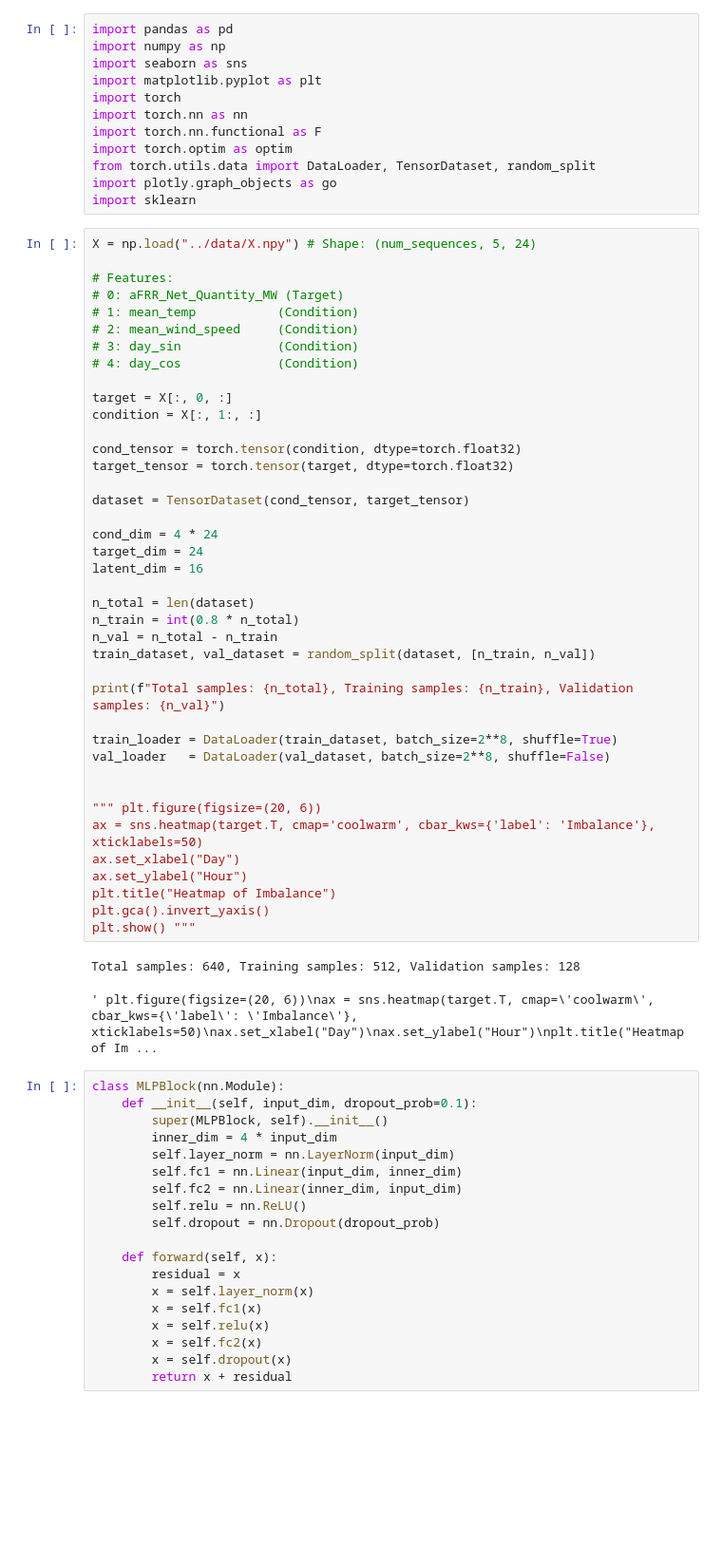
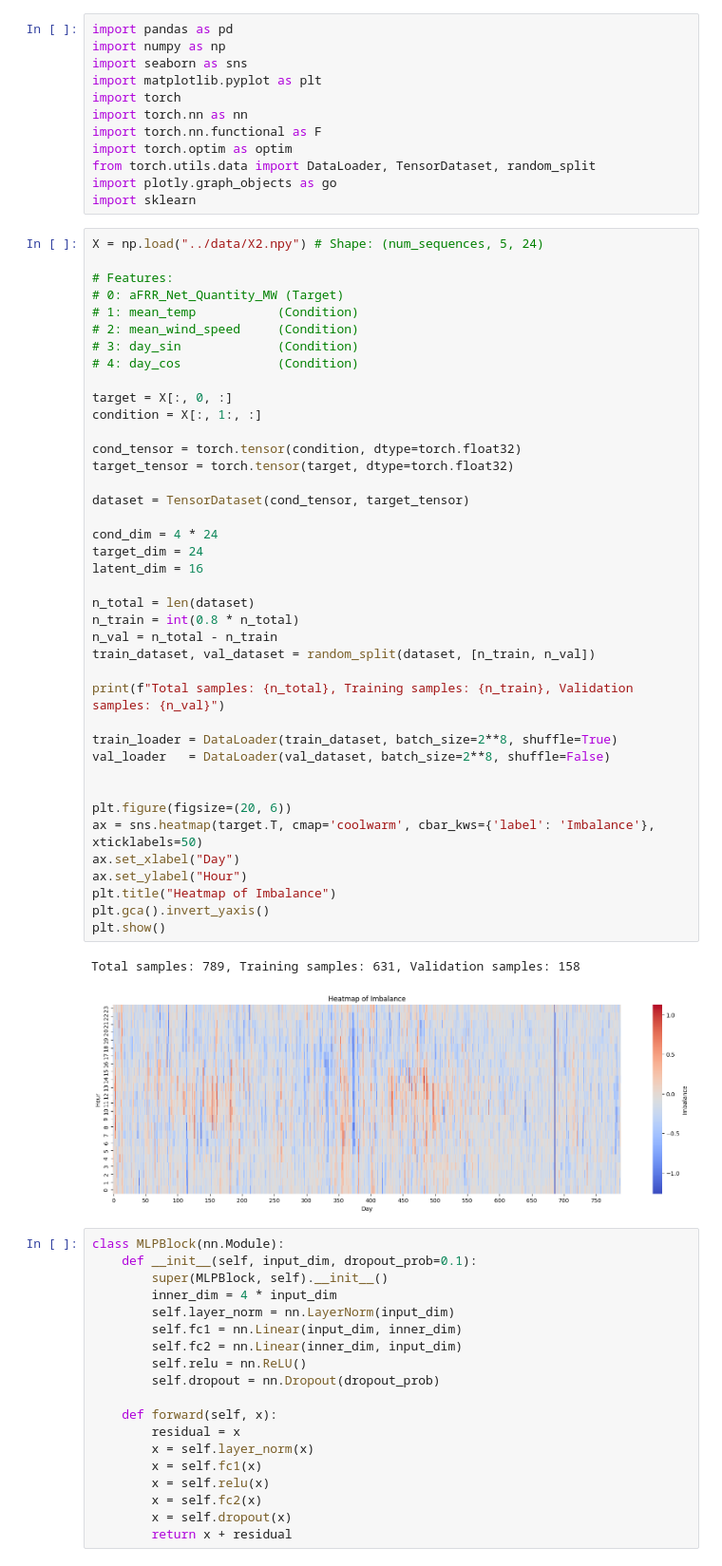
Before and after one commit to ThorneMadsen/Master, a Jupyter notebook: notebooks/MLPVAE.ipynb, the cells around one changed output. Shown at 95% size. Saved outputs shown, nothing was run; the diff lists cells and outputs as text; blank space fills up the shorter version.

```diff
--- a/notebooks/MLPVAE.ipynb
+++ b/notebooks/MLPVAE.ipynb
@@ -11,7 +11,7 @@ from torch.utils.data import DataLoader, TensorDataset, random_split
 import plotly.graph_objects as go
 import sklearn
 # %%
-X = np.load("../data/X.npy") # Shape: (num_sequences, 5, 24)
+X = np.load("../data/X2.npy") # Shape: (num_sequences, 5, 24)
 
 # Features:
 # 0: aFRR_Net_Quantity_MW (Target)
@@ -22,37 +22,37 @@ X = np.load("../data/X.npy") # Shape: (num_sequences, 5, 24)
 
 target = X[:, 0, :]
 condition = X[:, 1:, :]
 
 cond_tensor = torch.tensor(condition, dtype=torch.float32)
 target_tensor = torch.tensor(target, dtype=torch.float32)
 
 dataset = TensorDataset(cond_tensor, target_tensor)
 
 cond_dim = 4 * 24
 target_dim = 24
 latent_dim = 16
 
 n_total = len(dataset)
 n_train = int(0.8 * n_total)
 n_val = n_total - n_train
 train_dataset, val_dataset = random_split(dataset, [n_train, n_val])
 
 print(f"Total samples: {n_total}, Training samples: {n_train}, Validation samples: {n_val}")
 
 train_loader = DataLoader(train_dataset, batch_size=2**8, shuffle=True)
 val_loader   = DataLoader(val_dataset, batch_size=2**8, shuffle=False)
 
 
-""" plt.figure(figsize=(20, 6))
+plt.figure(figsize=(20, 6))
 ax = sns.heatmap(target.T, cmap='coolwarm', cbar_kws={'label': 'Imbalance'}, xticklabels=50)
 ax.set_xlabel("Day")
 ax.set_ylabel("Hour")
 plt.title("Heatmap of Imbalance")
 plt.gca().invert_yaxis()
-plt.show() """
+plt.show()
 # %% [output]
-Total samples: 640, Training samples: 512, Validation samples: 128
+Total samples: 789, Training samples: 631, Validation samples: 158
-' plt.figure(figsize=(20, 6))\nax = sns.heatmap(target.T, cmap=\'coolwarm\', cbar_kws={\'label\': \'Imbalance\'}, xticklabels=50)\nax.set_xlabel("Day")\nax.set_ylabel("Hour")\nplt.title("Heatmap of Im ...
+[figure, added]
 # %%
 class MLPBlock(nn.Module):
     def __init__(self, input_dim, dropout_prob=0.1):
```
Also changed, not shown: parts of 5 cells of this notebook, 1 other file.
